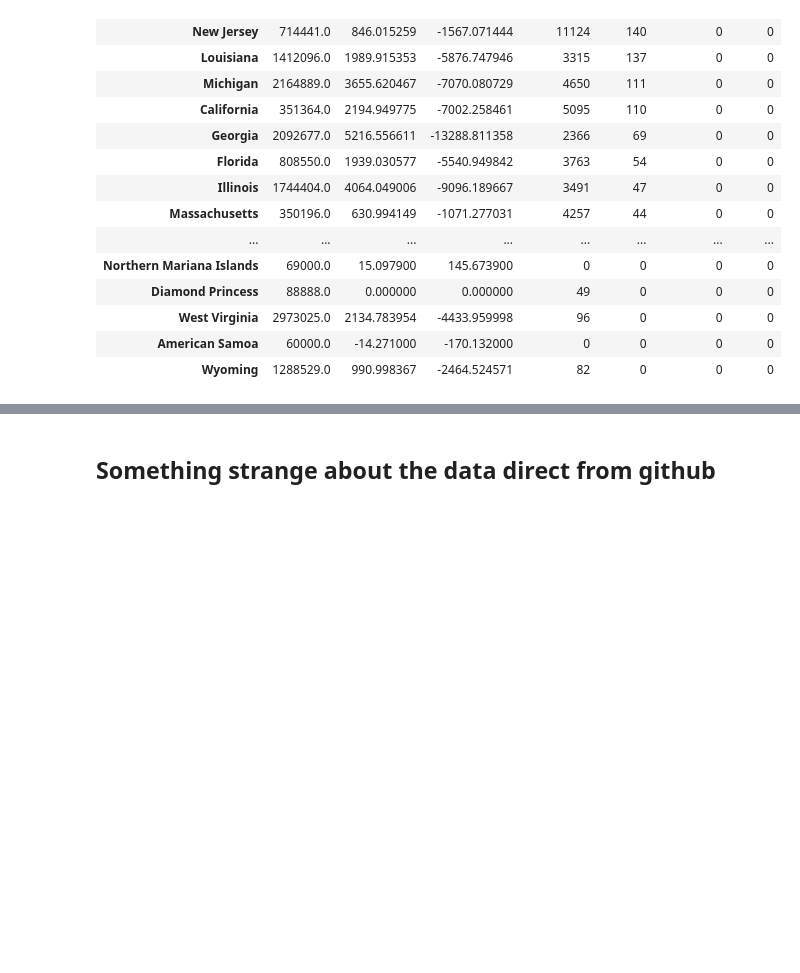
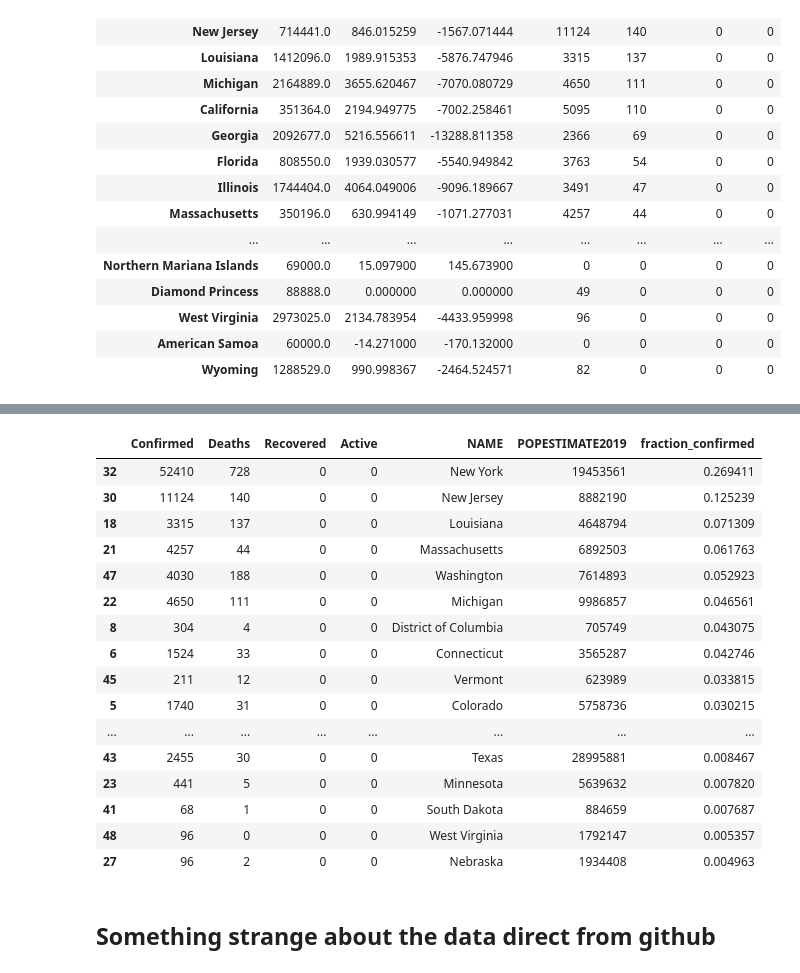
Before and after one commit to fm75/DS, a Jupyter notebook: covid-19-3-28.ipynb, the cells around one changed output, grey strips where cells are left out. Drawn from its saved outputs; the diff is of its cells as text; code cells hidden in the pictures; blank space fills up the shorter version.

Commit message:
state summary

```diff
--- a/covid-19-3-28.ipynb
+++ b/covid-19-3-28.ipynb
@@ -216,3 +236,28 @@ geog.head(10)
+# %%
+state_columns=['Confirmed', 'Deaths', 'Recovered', 'Active', ]
+# %%
+state_with_population = pd.merge(state_totals[state_columns], population[['NAME', 'POPESTIMATE2019']], left_on='Province_State', right_on='NAME')
+state_with_population['fraction_confirmed'] = state_with_population['Confirmed'] / state_with_population['POPESTIMATE2019'] * 100.0
+# %%
+state_with_population.sort_values(by='fraction_confirmed', ascending=False)
+# %% [output]
+|  | Confirmed | Deaths | Recovered | Active | NAME | POPESTIMATE2019 | fraction_confirmed |
+| 32 | 52410 | 728 | 0 | 0 | New York | 19453561 | 0.269411 |
+| 30 | 11124 | 140 | 0 | 0 | New Jersey | 8882190 | 0.125239 |
+| 18 | 3315 | 137 | 0 | 0 | Louisiana | 4648794 | 0.071309 |
+| 21 | 4257 | 44 | 0 | 0 | Massachusetts | 6892503 | 0.061763 |
+| 47 | 4030 | 188 | 0 | 0 | Washington | 7614893 | 0.052923 |
+| 22 | 4650 | 111 | 0 | 0 | Michigan | 9986857 | 0.046561 |
+| 8 | 304 | 4 | 0 | 0 | District of Columbia | 705749 | 0.043075 |
+| 6 | 1524 | 33 | 0 | 0 | Connecticut | 3565287 | 0.042746 |
+| 45 | 211 | 12 | 0 | 0 | Vermont | 623989 | 0.033815 |
+| 5 | 1740 | 31 | 0 | 0 | Colorado | 5758736 | 0.030215 |
+| ... | ... | ... | ... | ... | ... | ... | ... |
+| 43 | 2455 | 30 | 0 | 0 | Texas | 28995881 | 0.008467 |
+| 23 | 441 | 5 | 0 | 0 | Minnesota | 5639632 | 0.007820 |
+| 41 | 68 | 1 | 0 | 0 | South Dakota | 884659 | 0.007687 |
+| 48 | 96 | 0 | 0 | 0 | West Virginia | 1792147 | 0.005357 |
+| 27 | 96 | 2 | 0 | 0 | Nebraska | 1934408 | 0.004963 |
 # %% [markdown]
 ## Something strange about the data direct from github
 # %%
```
Also changed, not shown: parts of 1 cell of this notebook.
